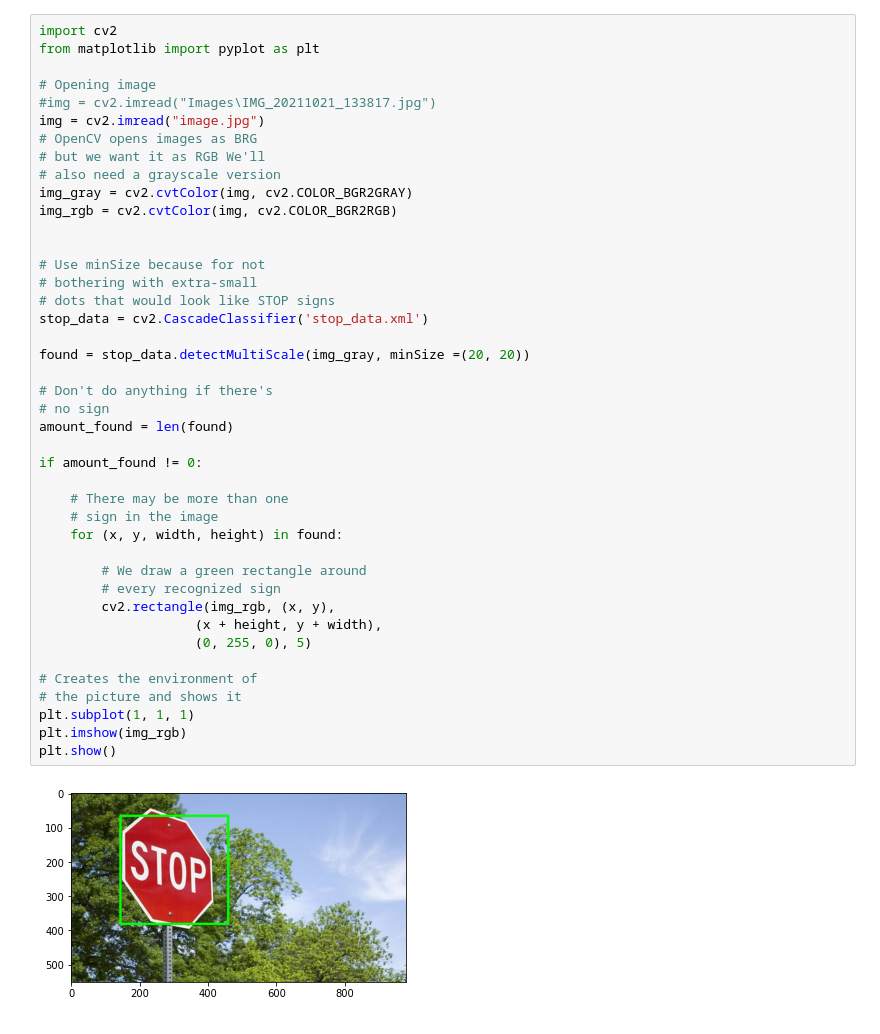
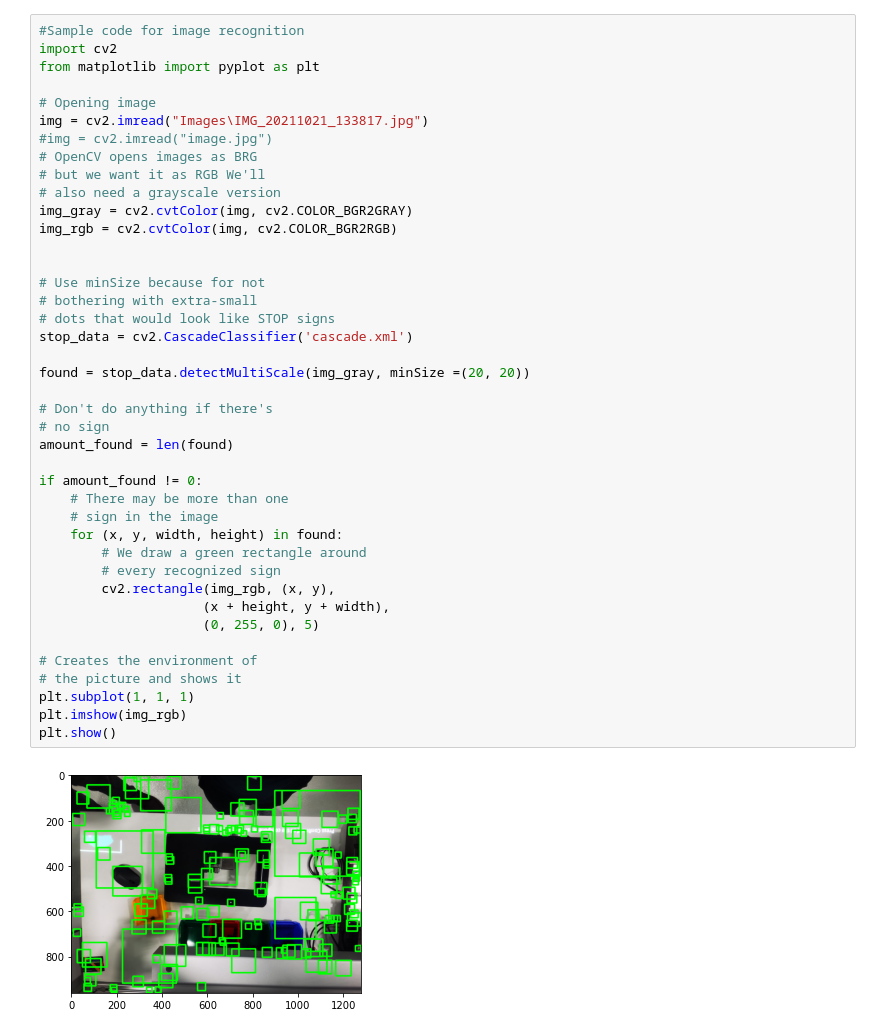
Before and after one commit to nmis-group/digf-coref, a Jupyter notebook: Recognition/Recognition.ipynb, the cells around one changed output. Cells and saved outputs as stored; diff of their text form.

```diff
--- a/Recognition/Recognition.ipynb
+++ b/Recognition/Recognition.ipynb
@@ -1,44 +1,43 @@
 # %%
+#Sample code for image recognition
 import cv2
 from matplotlib import pyplot as plt
 
 # Opening image
-#img = cv2.imread("Images\IMG_20211021_133817.jpg")
-img = cv2.imread("image.jpg")
+img = cv2.imread("Images\IMG_20211021_133817.jpg")
+#img = cv2.imread("image.jpg")
 # OpenCV opens images as BRG
 # but we want it as RGB We'll
 # also need a grayscale version
 img_gray = cv2.cvtColor(img, cv2.COLOR_BGR2GRAY)
 img_rgb = cv2.cvtColor(img, cv2.COLOR_BGR2RGB)
 
 
 # Use minSize because for not
 # bothering with extra-small
 # dots that would look like STOP signs
-stop_data = cv2.CascadeClassifier('stop_data.xml')
+stop_data = cv2.CascadeClassifier('cascade.xml')
 
 found = stop_data.detectMultiScale(img_gray, minSize =(20, 20))
 
 # Don't do anything if there's
 # no sign
 amount_found = len(found)
 
 if amount_found != 0:
-
-	# There may be more than one
-	# sign in the image
-	for (x, y, width, height) in found:
-
-		# We draw a green rectangle around
-		# every recognized sign
-		cv2.rectangle(img_rgb, (x, y),
-					(x + height, y + width),
-					(0, 255, 0), 5)
+    # There may be more than one
+    # sign in the image
+    for (x, y, width, height) in found:
+        # We draw a green rectangle around
+        # every recognized sign
+        cv2.rectangle(img_rgb, (x, y),
+                     (x + height, y + width),
+                     (0, 255, 0), 5)
 
 # Creates the environment of
 # the picture and shows it
 plt.subplot(1, 1, 1)
 plt.imshow(img_rgb)
 plt.show()
 # %% [output]
-[figure, old version]
+[figure, new version]
```
Also changed, not shown: parts of 1 cell of this notebook, 3 other files.
